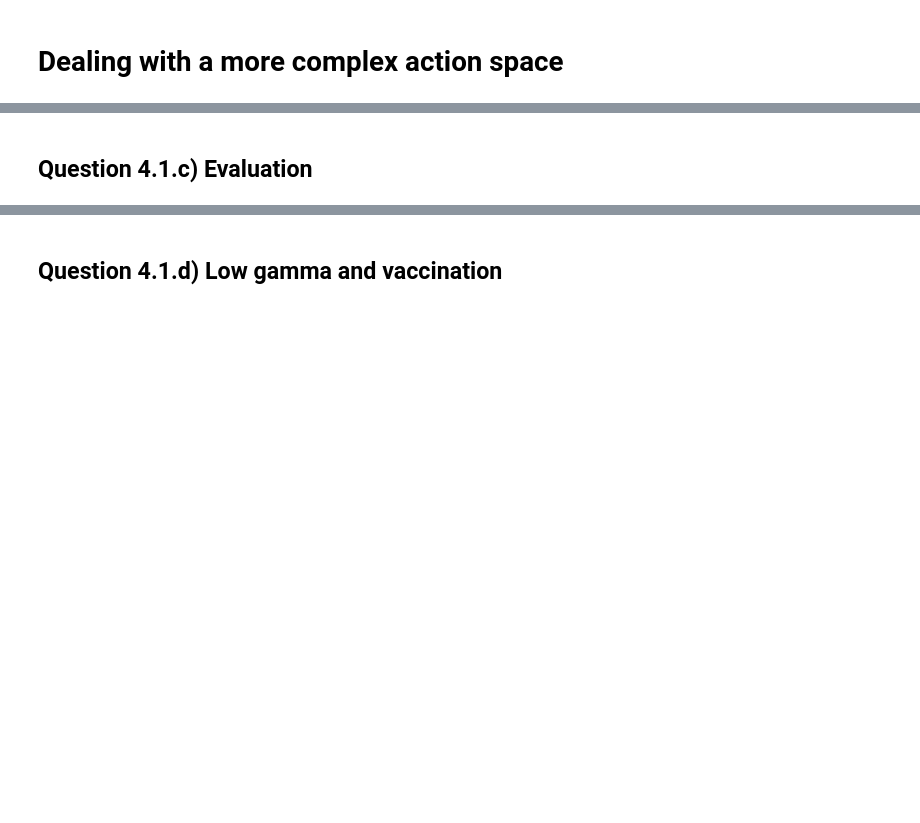
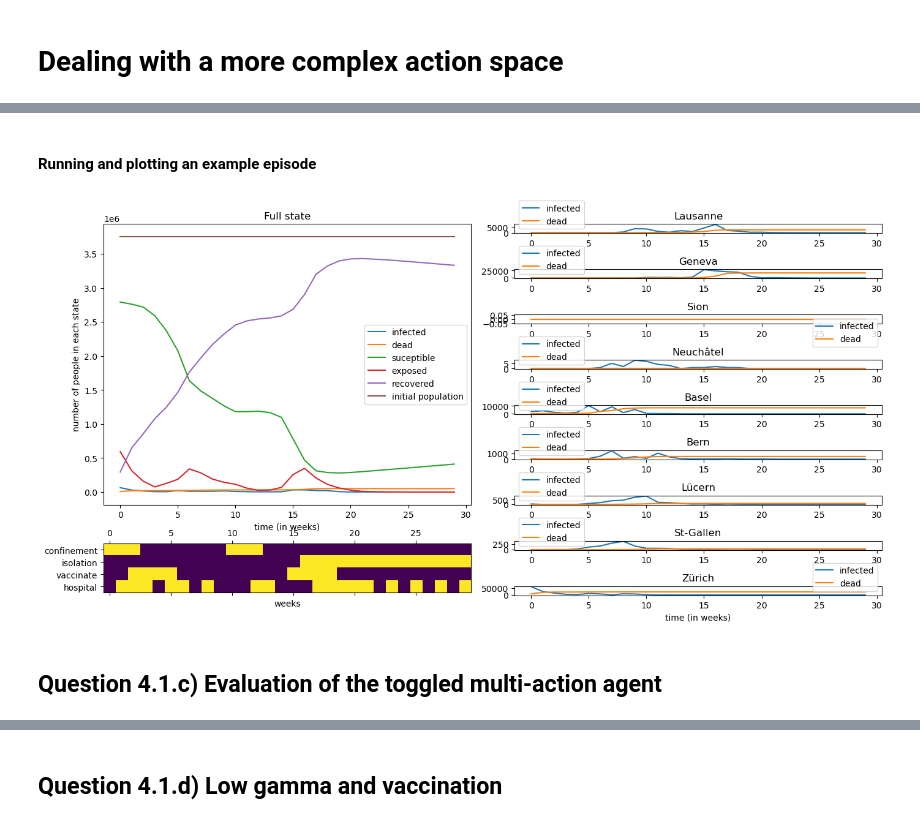
Before and after one commit to RenardDesNeiges/EpidemicsSimulator, a Jupyter notebook: solution.ipynb, the cells around one changed output, grey strips where cells are left out. Saved outputs shown, nothing was run; the diff lists cells and outputs as text; code cells hidden in the pictures; blank space fills up the shorter version.

```diff
--- a/solution.ipynb
+++ b/solution.ipynb
@@ -882,5 +898,52 @@ plot_training_curves([training_curves_ad_russo,training_curves_dec_eps, training
+# %% [markdown]
+#### Running and plotting an example episode
+# %%
+dyn = ModelDynamics('config/switzerland.yaml') #load the switzerland map
+
+"""Loading the environment and the agent"""
+env = Env(  dyn,
+            action_space=spaces.Discrete(5),
+            observation_space=spaces.Box(   low=0,
+                                            high=1,
+                                            shape=(3, dyn.n_cities, dyn.env_step_length),
+                                            dtype=np.float16),
+            action_preprocessor=toggle_act_pre,
+            observation_preprocessor=toggle_obs_pre,
+            )
+agent = DQNAgent(    env = env,
+                            model = DQN,
+                            criterion = nn.HuberLoss(),
+                            lr = 1e-3,
+                            epsilon = 0.6,
+                            gamma = 0.9,
+                            buffer_size=10000,
+                            batch_size=1024)
+agent.model = torch.load('models/deep_q_learning_toggle.pkl')
+
+""" Run the simulation """
+log = []
+finished = False
+obs, info = env.reset(2)
+agent.reset()
+agent.epsilon = 0
+while not finished:
+    action, _ = agent.act(obs)
+    obs, R, finished, info = env.step(action)
+    log.append(info) # save the information dict for logging
+    if finished:
+        break
+
+""" Parse the logs """
+total = {p:np.array([l['parameters']['total'][p] for l in log]) for p in dyn.parameters}
+cities = {c:{p:np.array([l['parameters']['cities'][c][p] for l in log]) for p in dyn.parameters} for c in dyn.cities}
+actions = {a:np.array([l['action'][a] for l in log]) for a in log[0]['action'].keys()}
+(total,cities,actions)
+
+plot_episode(total,cities,actions)
+# %% [output]
+[figure, added]
 # %% [markdown]
-## Question 4.1.c) Evaluation
+## Question 4.1.c) Evaluation of the toggled multi-action agent
 # %%
 dyn = ModelDynamics('config/switzerland.yaml') #load the switzerland map
 
```
Also changed, not shown: parts of 29 cells of this notebook, 4 other files.
